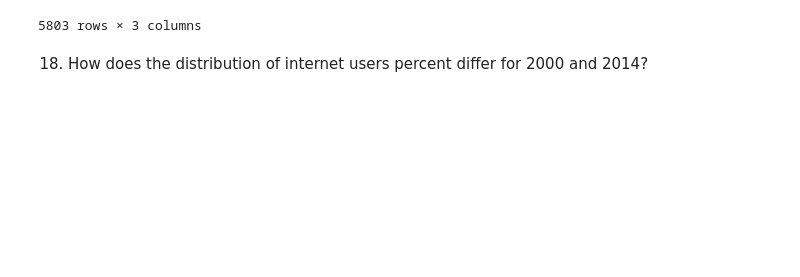
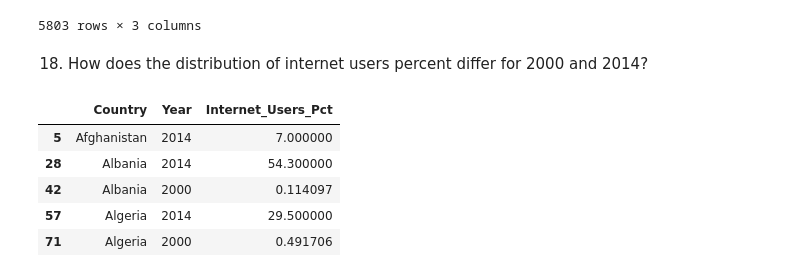
Before and after one commit to NSS-Data-Analytics-Cohort-12/un-python-GeorgeToma99, a Jupyter notebook: notebooks/project_1_un_gt.ipynb, the cells around one changed output. Saved outputs shown, nothing was run; the diff lists cells and outputs as text; code cells hidden in the pictures; blank space fills up the shorter version.

```diff
--- a/notebooks/project_1_un_gt.ipynb
+++ b/notebooks/project_1_un_gt.ipynb
@@ -441,0 +444,9 @@ int_use.sort_values(by = 'Year')
+# %%
+int_use_18.head()
+# %% [output]
+|  | Country | Year | Internet_Users_Pct |
+| 5 | Afghanistan | 2014 | 7.000000 |
+| 28 | Albania | 2014 | 54.300000 |
+| 42 | Albania | 2000 | 0.114097 |
+| 57 | Algeria | 2014 | 29.500000 |
+| 71 | Algeria | 2000 | 0.491706 |
```
Also changed, not shown: parts of 12 cells of this notebook.
